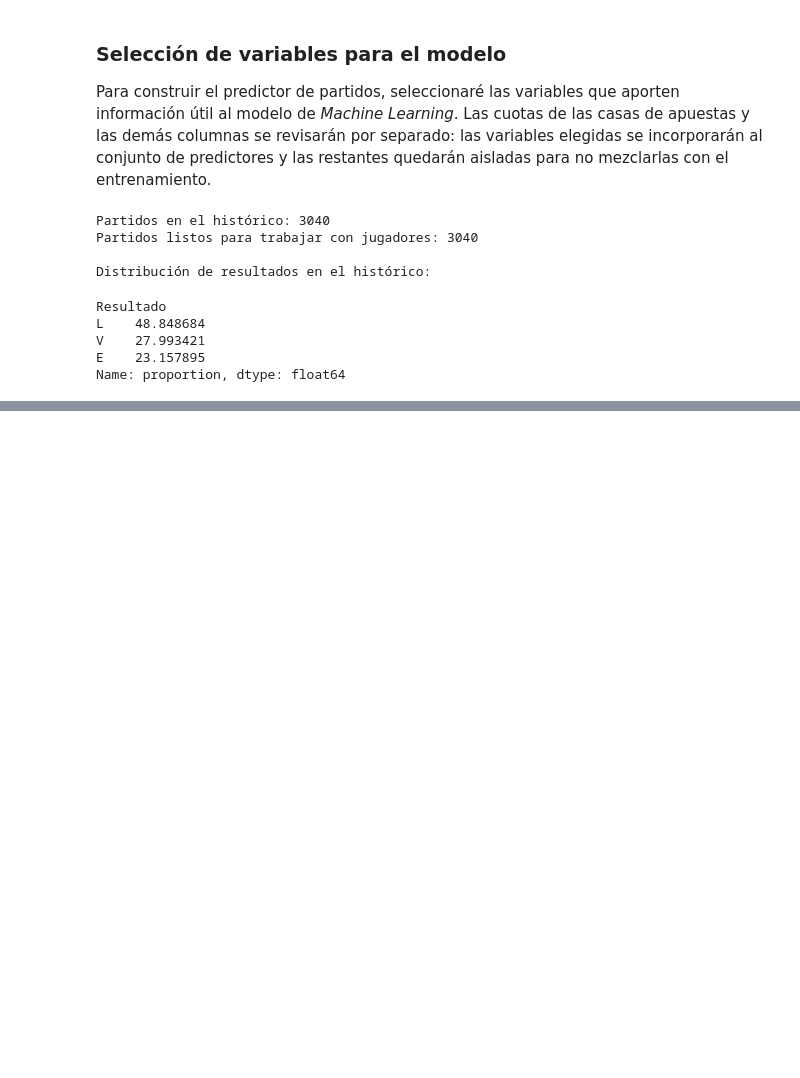
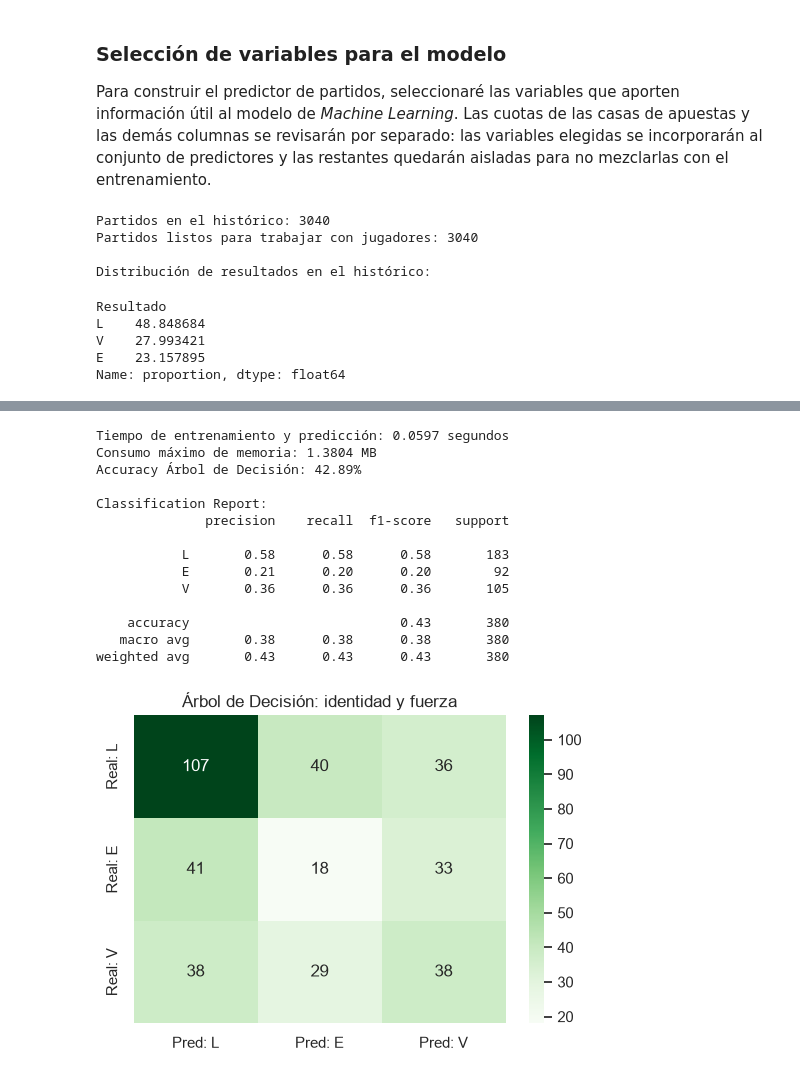
Before and after one commit to GzzAlejandro/proyecto-integrador-laliga, a Jupyter notebook: notebooks/06_predictor_de_partidos.ipynb, the cells around one changed output, grey strips where cells are left out. Saved outputs shown, nothing was run; the diff lists cells and outputs as text; code cells hidden in the pictures; blank space fills up the shorter version.

```diff
--- a/notebooks/06_predictor_de_partidos.ipynb
+++ b/notebooks/06_predictor_de_partidos.ipynb
@@ -314,0 +692,44 @@ weighted avg       0.44      0.47      0.45       380
+# %%
+# Árbol de Decisión con variables híbridas
+dt_hibrido = DecisionTreeClassifier(random_state=42)
+tracemalloc.start()
+inicio_dt_hibrido = time.time()
+dt_hibrido.fit(X_train_hibrido, y_train_hibrido)
+y_pred_dt_hibrido = dt_hibrido.predict(X_test_hibrido)
+_, memoria_max_dt_hibrido = tracemalloc.get_traced_memory()
+tracemalloc.stop()
+tiempo_dt_hibrido = time.time() - inicio_dt_hibrido
+ram_dt_hibrido_mb = memoria_max_dt_hibrido / (1024 * 1024)
+
+print(f"Tiempo de entrenamiento y predicción: {tiempo_dt_hibrido:.4f} segundos")
+print(f"Consumo máximo de memoria: {ram_dt_hibrido_mb:.4f} MB")
+print(f"Accuracy Árbol de Decisión: {accuracy_score(y_test_hibrido, y_pred_dt_hibrido) * 100:.2f}%\n")
+print("Classification Report:")
+print(classification_report(y_test_hibrido, y_pred_dt_hibrido, labels=['L', 'E', 'V'], zero_division=0))
+
+# Matriz de confusión
+cm_dt_hibrido = confusion_matrix(y_test_hibrido, y_pred_dt_hibrido, labels=['L', 'E', 'V'])
+plt.figure(figsize=(6, 4))
+sns.heatmap(
+    cm_dt_hibrido, annot=True, fmt='d', cmap='Greens',
+    xticklabels=['Pred: L', 'Pred: E', 'Pred: V'],
+    yticklabels=['Real: L', 'Real: E', 'Real: V']
+ )
+plt.title('Árbol de Decisión: identidad y fuerza')
+plt.show()
+# %% [output]
+Tiempo de entrenamiento y predicción: 0.0597 segundos
+Consumo máximo de memoria: 1.3804 MB
+Accuracy Árbol de Decisión: 42.89%
+
+Classification Report:
+              precision    recall  f1-score   support
+
+           L       0.58      0.58      0.58       183
+           E       0.21      0.20      0.20        92
+           V       0.36      0.36      0.36       105
+
+    accuracy                           0.43       380
+   macro avg       0.38      0.38      0.38       380
+weighted avg       0.43      0.43      0.43       380
+[figure, added]
```
Also changed, not shown: parts of 53 cells of this notebook.
